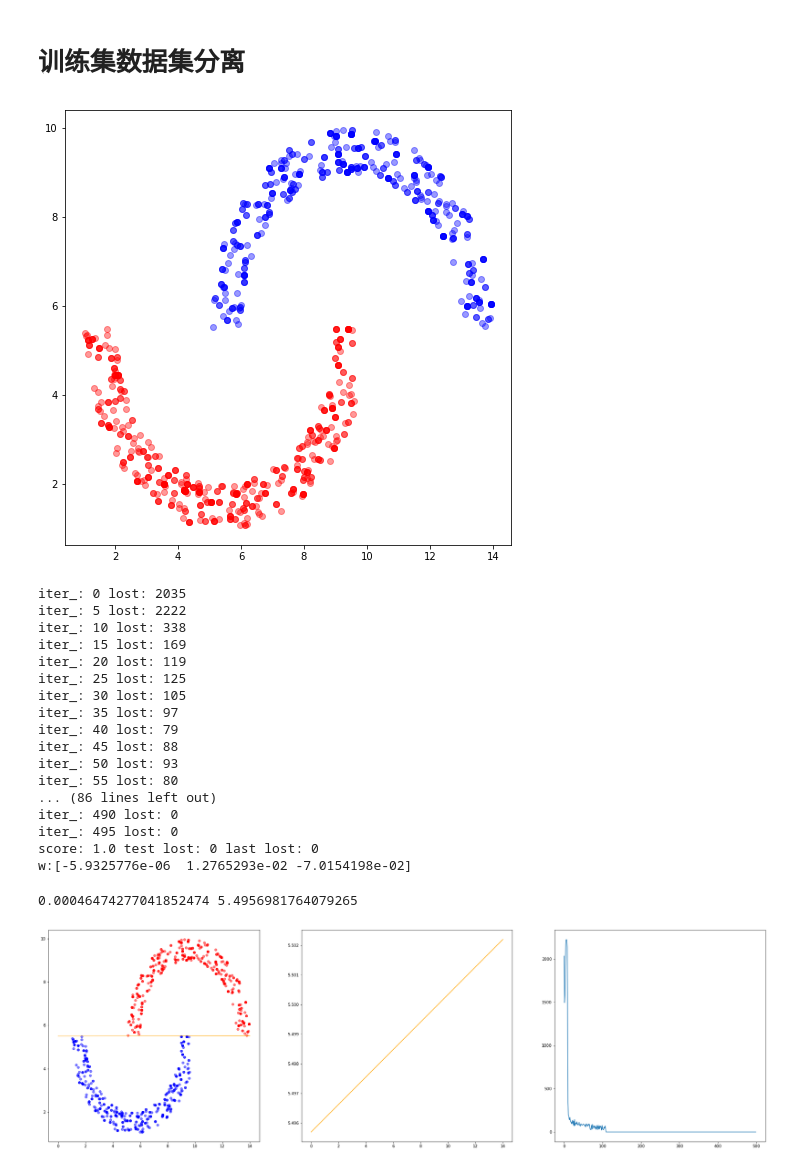
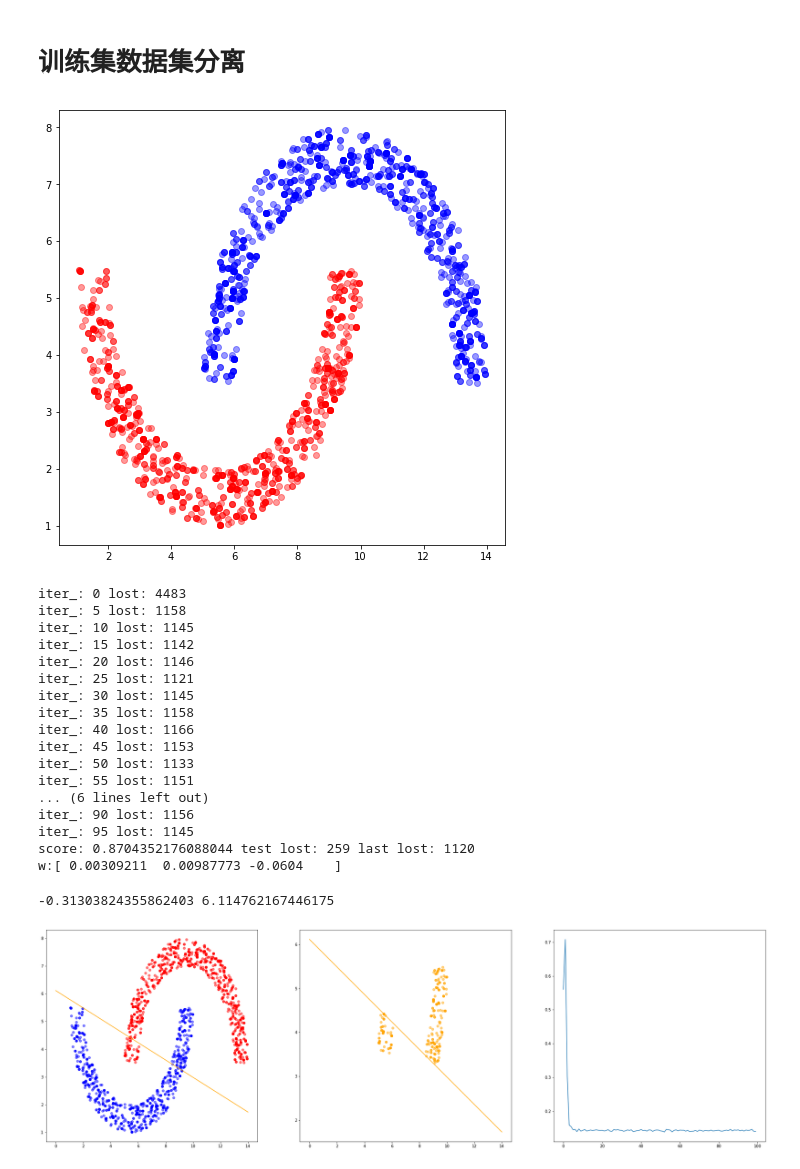
Before and after one commit to JingYu0266/ML-algorithm-implementation, a Jupyter notebook: Perceptron/Perceptron_v2.ipynb, the cells around one changed output. Saved outputs shown, nothing was run; the diff lists cells and outputs as text; code cells hidden in the pictures.

```diff
--- a/Perceptron/Perceptron_v2.ipynb
+++ b/Perceptron/Perceptron_v2.ipynb
@@ -24,7 +24,7 @@ JY_makeDataset 是我自己写的一个用于生成数据集的包，不过目
 # Set random number seed for random module to make it easy to reproduce
 Jy_makeDataset.random_state(random_seed)
 ## using the Jy_makeDataset.draw_HalfMoon （我自己写的 数据集 生成程序）
-X,y = Jy_makeDataset.draw_HalfMoon(n_sample=5000,positive_val= 1,negative_val= -1,slope=0)
+X,y = Jy_makeDataset.draw_HalfMoon(n_sample=10000,positive_val= 1,negative_val= -1,slope=0,ver_distance= -2)
 ## using the sklearn.datasets.make_classification to generate data set
 # X,y = make_classification(n_samples=2000, n_features=2,n_redundant=0,n_informative=1,n_clusters_per_class=1,random_state= random_seed)
 
@@ -67,7 +67,7 @@ ax1.scatter(n_x1,n_x2,c = 'red',alpha = 0.4)
 
 plt.show()
 # %% [output]
-[figure, old version]
+[figure, new version]
 # %%
 class Perceptron(object):
     # fit training data to get a Suitable parameters
@@ -114,9 +114,9 @@ class Perceptron(object):
                 if y != fit_res:
                     lost_temp += 1
                     ## solution 1   :
-                    # self.w  = self.w + self.l_rate*(y - fit_res)*x
+                    self.w  = self.w + self.l_rate*(y - fit_res)*x
                     ## solution 2   :
-                    self.w += x*y*self.l_rate
+                    # self.w += x*y*self.l_rate
             self.lost.append(lost_temp)
             if iter_%5 == 0:
                 print('iter_:',iter_,'lost:',lost_temp)
@@ -140,30 +140,30 @@ class Perceptron(object):
 # %%
 if __name__ == '__main__':
 
-    perceptron = Perceptron(X_train.shape[1],epoch=500,l_rate= 0.0001)
+    perceptron = Perceptron(X_train.shape[1],epoch=100,l_rate= 0.0001)
     perceptron.fit(X_train, y_train)
     y_predict = perceptron.predict(X_test)
     accuracy_rate, lost_count = perceptron.score(y_test, y_predict)
     print('score:',accuracy_rate,'test lost:',lost_count,'last lost:',perceptron.lost[len(perceptron.lost)-1])
     print(f'w:{perceptron.w}')
 # %% [output]
-iter_: 0 lost: 2035
-iter_: 5 lost: 2222
-iter_: 10 lost: 338
-iter_: 15 lost: 169
-iter_: 20 lost: 119
-iter_: 25 lost: 125
-iter_: 30 lost: 105
-iter_: 35 lost: 97
-iter_: 40 lost: 79
-iter_: 45 lost: 88
-iter_: 50 lost: 93
-iter_: 55 lost: 80
-... (86 lines left out)
-iter_: 490 lost: 0
-iter_: 495 lost: 0
-score: 1.0 test lost: 0 last lost: 0
-w:[-5.9325776e-06  1.2765293e-02 -7.0154198e-02]
+iter_: 0 lost: 4483
+iter_: 5 lost: 1158
+iter_: 10 lost: 1145
+iter_: 15 lost: 1142
+iter_: 20 lost: 1146
+iter_: 25 lost: 1121
+iter_: 30 lost: 1145
+iter_: 35 lost: 1158
+iter_: 40 lost: 1166
+iter_: 45 lost: 1153
+iter_: 50 lost: 1133
+iter_: 55 lost: 1151
+... (6 lines left out)
+iter_: 90 lost: 1156
+iter_: 95 lost: 1145
+score: 0.8704352176088044 test lost: 259 last lost: 1120
+w:[ 0.00309211  0.00987773 -0.0604    ]
 # %%
 if __name__ == '__main__':
     # plt
@@ -177,33 +177,34 @@ if __name__ == '__main__':
 
 
     fig = plt.figure(num=1,figsize=(33,10))
     ax1 = fig.add_subplot(131)
 
     ax1.scatter(positive_f1,positive_f2,c = 'red',alpha=0.5)
     ax1.scatter(negetive_f1,negetive_f2,c = 'blue',alpha=0.5)
 
     line_x = np.linspace(0,14,100)
     # line_x = np.linspace(-3,3,100)
 
     line_w = -1*(perceptron.w[0]/perceptron.w[1])
     line_b = -1*(float(perceptron.w[2])/perceptron.w[1])
 
     line_y = list(map(lambda x : x*line_w + line_b ,line_x))
 
     ax1.plot(line_x,line_y,c = 'orange')
 
     ax2 = fig.add_subplot(132)
 
 
     ax2.scatter(mistake_f1_pre,mistake_f2_pre,c = 'orange',alpha=0.5)
     ax2.plot(line_x,line_y,c = 'orange')
 
     ax3 = fig.add_subplot(133)
-    ax3.plot(range(len(perceptron.lost)),perceptron.lost)
+
+    ax3.plot(range(len(perceptron.lost)),list(map(lambda x: x/len(X_train) ,perceptron.lost)))
 
     print(line_w,line_b)
 
     plt.show()
 # %% [output]
-0.00046474277041852474 5.4956981764079265
+-0.31303824355862403 6.114762167446175
-[figure, old version]
+[figure, new version]
```
Also changed, not shown: parts of 1 cell of this notebook, 4 other files.
